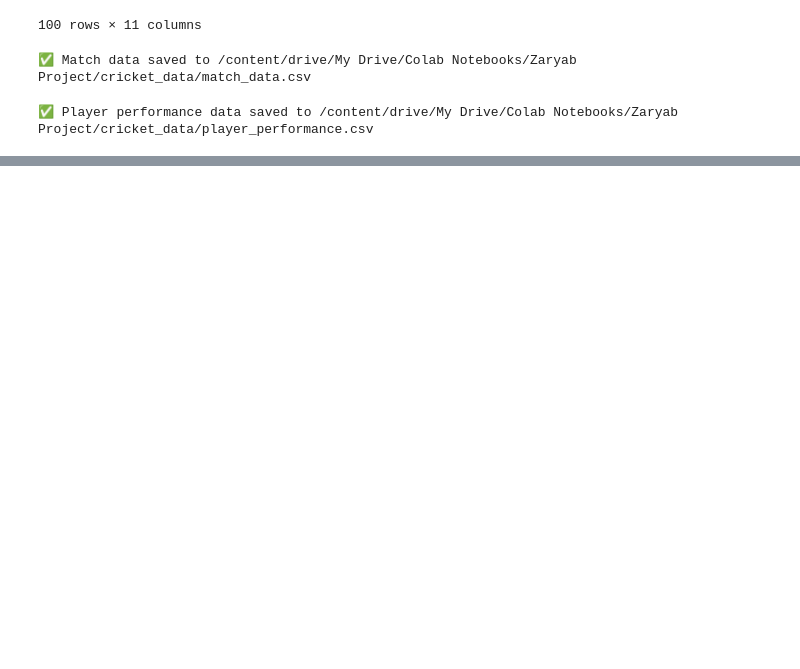
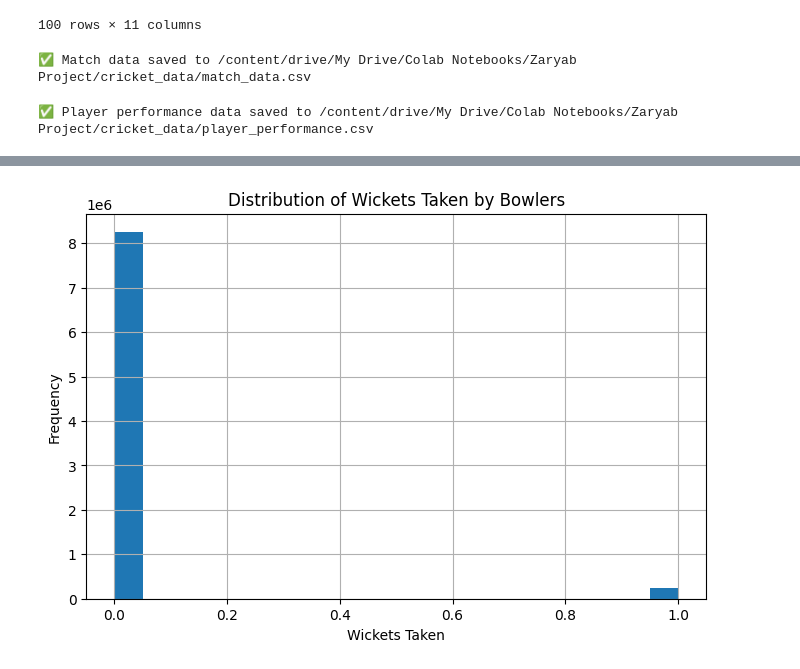
Before and after one commit to zaryabkhan119/Cricket-Match-Prediction, a Jupyter notebook: Notebooks/Cricket_Analytics.ipynb, the cells around one changed output, grey strips where cells are left out. Saved outputs shown, nothing was run; the diff lists cells and outputs as text; code cells hidden in the pictures; blank space fills up the shorter version.

```diff
--- a/Notebooks/Cricket_Analytics.ipynb
+++ b/Notebooks/Cricket_Analytics.ipynb
@@ -258,0 +371,10 @@ df_players.head()
+# %%
+# Bowling Wickets Distribution
+plt.figure(figsize=(8, 5))
+df_players[df_players["role"] == "bowler"]["wickets_taken"].hist(bins=20)
+plt.title("Distribution of Wickets Taken by Bowlers")
+plt.xlabel("Wickets Taken")
+plt.ylabel("Frequency")
+plt.show()
+# %% [output]
+[figure, added]
```
Also changed, not shown: parts of 7 cells of this notebook.
